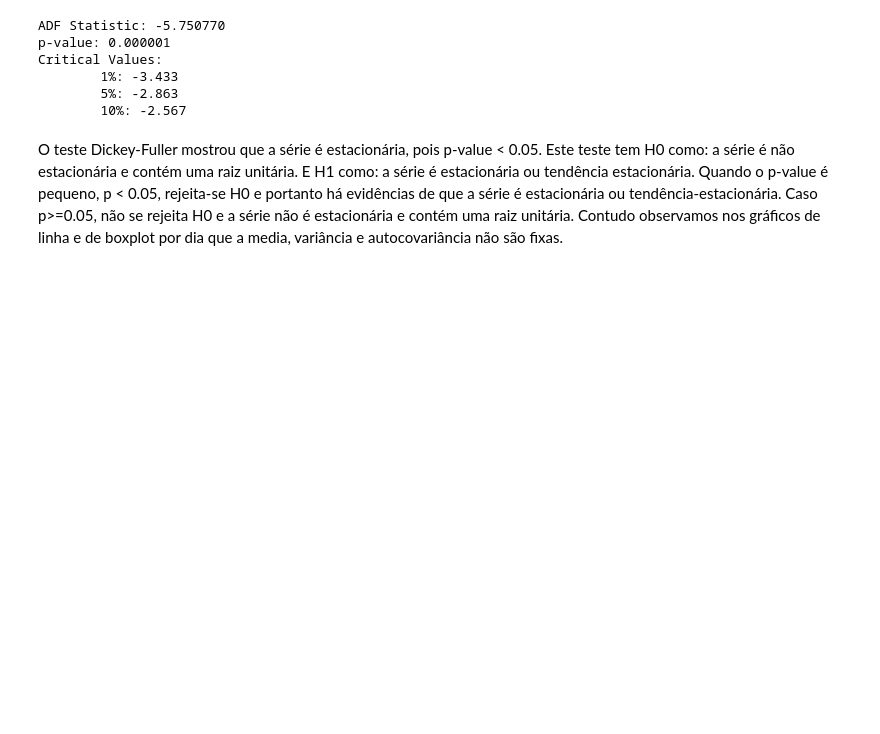
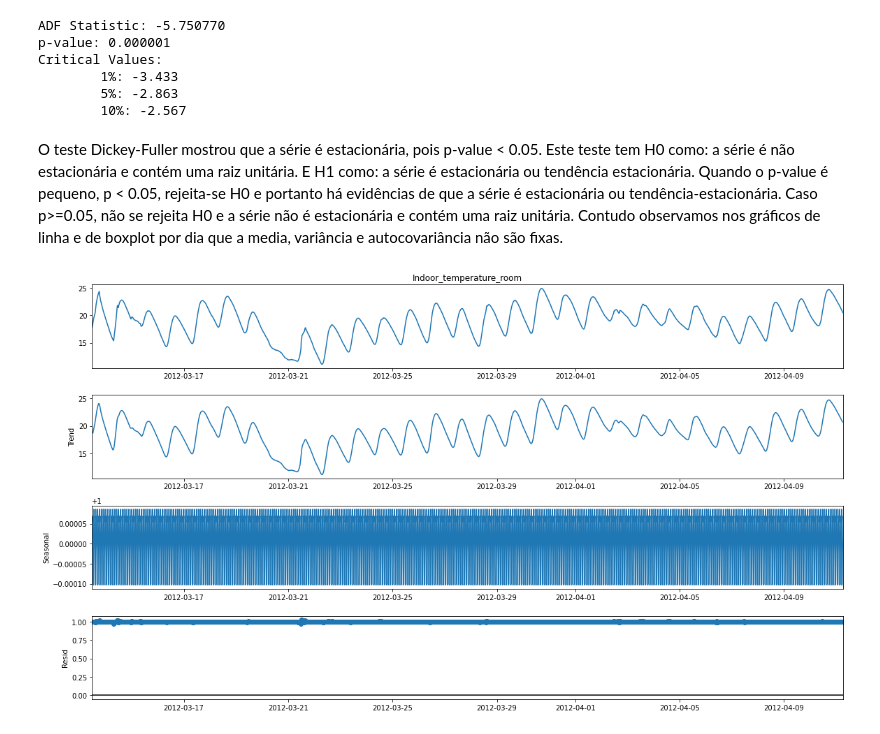
Before and after one commit to HedersonSantos/SmartHome, a Jupyter notebook: seriesTemporais.ipynb, the cells around one changed output. Cells and saved outputs as stored; diff of their text form; code cells hidden in the pictures; blank space fills up the shorter version.

```diff
--- a/seriesTemporais.ipynb
+++ b/seriesTemporais.ipynb
@@ -159,3 +160,12 @@ Critical Values:
 O teste Dickey-Fuller mostrou que a série é estacionária, pois p-value < 0.05.
 Este teste tem H0 como: a série é não estacionária e contém uma raiz unitária. E H1 como: a série é estacionária ou tendência estacionária. Quando o p-value é pequeno, p < 0.05, rejeita-se H0 e portanto há evidências de que a série é estacionária ou tendência-estacionária. Caso p>=0.05, não se rejeita H0 e a série não é estacionária e contém uma raiz unitária.
 Contudo observamos nos gráficos de linha e de boxplot por dia que a media, variância e autocovariância não são fixas.
+# %%
+#Decomposição da Indoor_temperature_room em tendência e sazonalidade.
+result = seasonal_decompose(df_treino['Indoor_temperature_room'], model='multiplicative', period=7 )
+fig = result.plot()
+fig.set_size_inches((16, 9))
+fig.tight_layout()
+plt.show()
+# %% [output]
+[figure, added]
```
Also changed, not shown: parts of 9 cells of this notebook.
